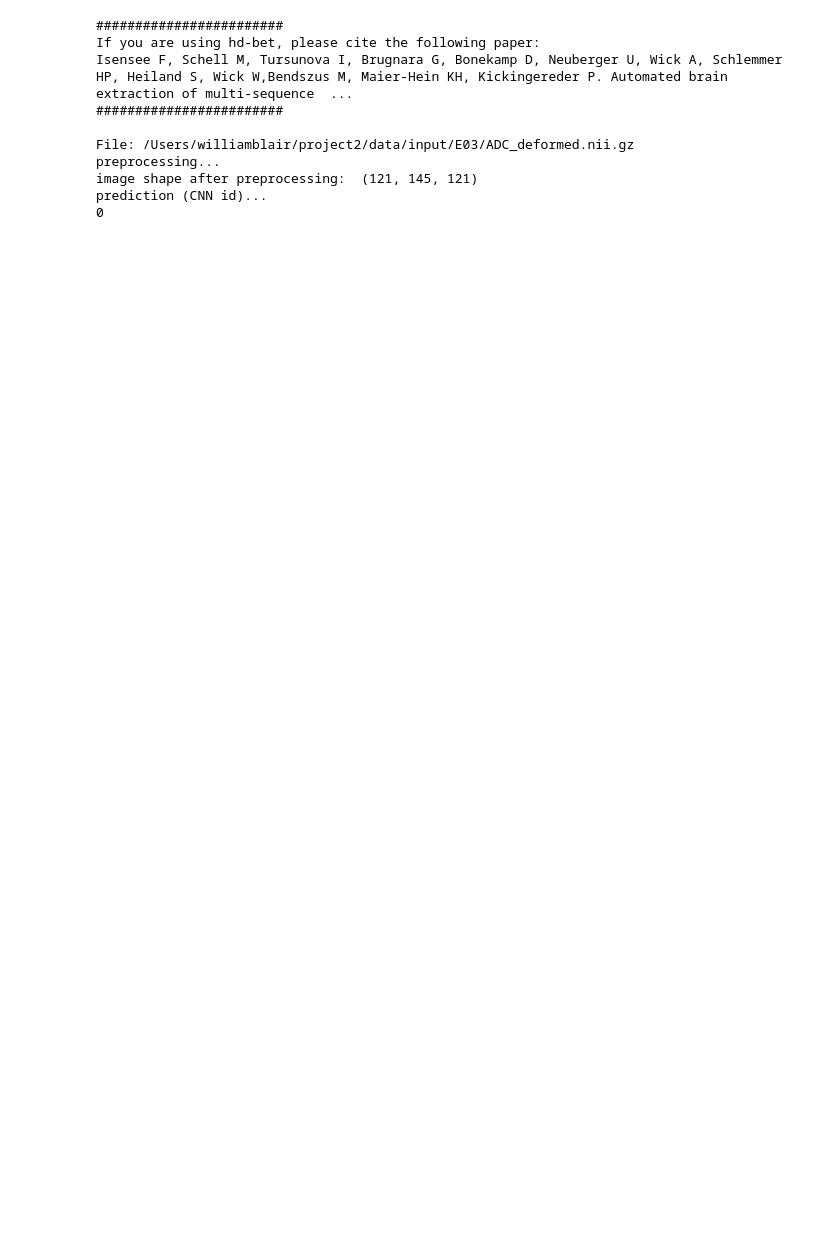
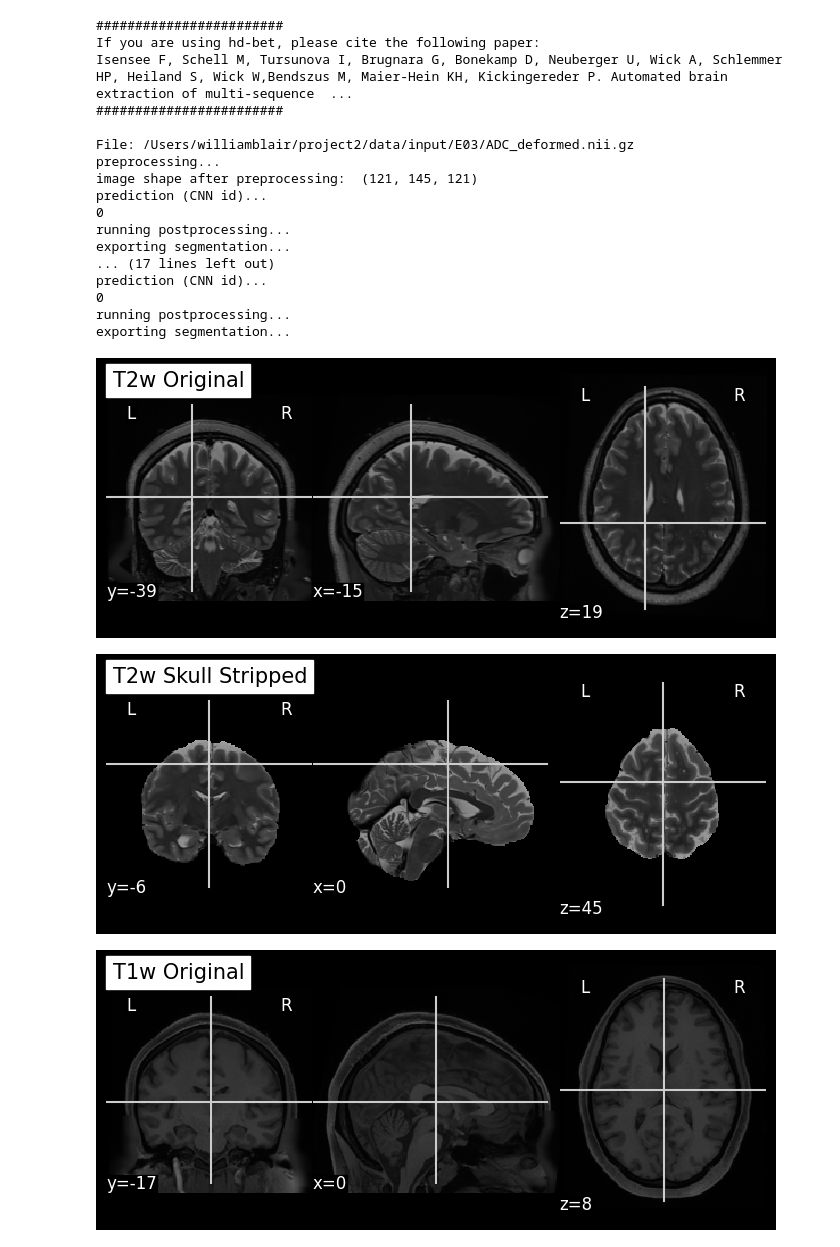
Before and after one commit to willblair0708/brain_imaging, a Jupyter notebook: code/skullstriphd.ipynb, the cells around one changed output. Saved outputs shown, nothing was run; the diff lists cells and outputs as text; code cells hidden in the pictures; blank space fills up the shorter version.

```diff
--- a/code/skullstriphd.ipynb
+++ b/code/skullstriphd.ipynb
@@ -44,18 +19,13 @@ def main():
     # Get the list of patient folders
     patient_folders = [folder for folder in os.listdir() if os.path.isdir(folder) and folder.startswith('E')]
 
-    # Create the "output" subfolder in each patient folder if it doesn't exist
-    for patient_folder in patient_folders:
-        output_path = os.path.join(patient_folder, 'output')
-        if not os.path.exists(output_path):
-            os.makedirs(output_path)
-
     # Run BET on each patient folder for each input image and save the output with the same name
     for patient_folder in patient_folders:
         input_folder = os.path.abspath(patient_folder)
-        output_folder = os.path.abspath(os.path.join(patient_folder, 'output'))
+        output_folder = os.path.abspath(os.path.join(patient_folder))
 
-        command = f'hd-bet -i "{input_folder}" -o "{output_folder}" -device cpu -mode fast -tta 0'
+        # Update the command with the full path to the HD-BET package
+        command = f'/Users/williamblair/williamblair/miniconda/bin/hd-bet -i "{input_folder}" -o "{output_folder}" -device cpu -mode fast -tta 0'
         subprocess.run(command, shell=True)
 
 if __name__ == "__main__":
@@ -79,30 +49,40 @@ display_image(os.path.join(root_dir, 'data', 'input', 'E03', "T2w_1mm_noalign.ni
               "T2w")
 
 display_image(os.path.join(root_dir, 'data', 'input', 'E03', "T1w_1mm.nii.gz"),
               os.path.join(root_dir, 'data', 'input', 'E03', 'output', "T1w_1mm.nii.gz"),
               "T1w")
 
 display_image(os.path.join(root_dir, 'data', 'input', 'E03', "ADC_deformed.nii.gz"),
               os.path.join(root_dir, 'data', 'input', 'E03', 'output', "ADC_deformed.nii.gz"),
               "ADC")
 
 display_image(os.path.join(root_dir, 'data', 'input', 'E03', "FA_deformed.nii.gz"),
               os.path.join(root_dir, 'data', 'input', 'E03', 'output', "FA_deformed.nii.gz"),
               "FA")
 
 
 #change back to code directory
 os.chdir('..')
 os.chdir('..')
 os.chdir('code')
 # %% [output]
 ########################
 If you are using hd-bet, please cite the following paper:
 Isensee F, Schell M, Tursunova I, Brugnara G, Bonekamp D, Neuberger U, Wick A, Schlemmer HP, Heiland S, Wick W,Bendszus M, Maier-Hein KH, Kickingereder P. Automated brain extraction of multi-sequence  ...
 ########################
 
 File: /Users/williamblair/project2/data/input/E03/ADC_deformed.nii.gz
 preprocessing...
 image shape after preprocessing:  (121, 145, 121)
 prediction (CNN id)...
 0
+running postprocessing...
+exporting segmentation...
+... (17 lines left out)
+prediction (CNN id)...
+0
+running postprocessing...
+exporting segmentation...
+[figure, added]
+[figure, added]
+[figure, added]
```
Also changed, not shown: parts of 2 cells of this notebook, 31 other files.
